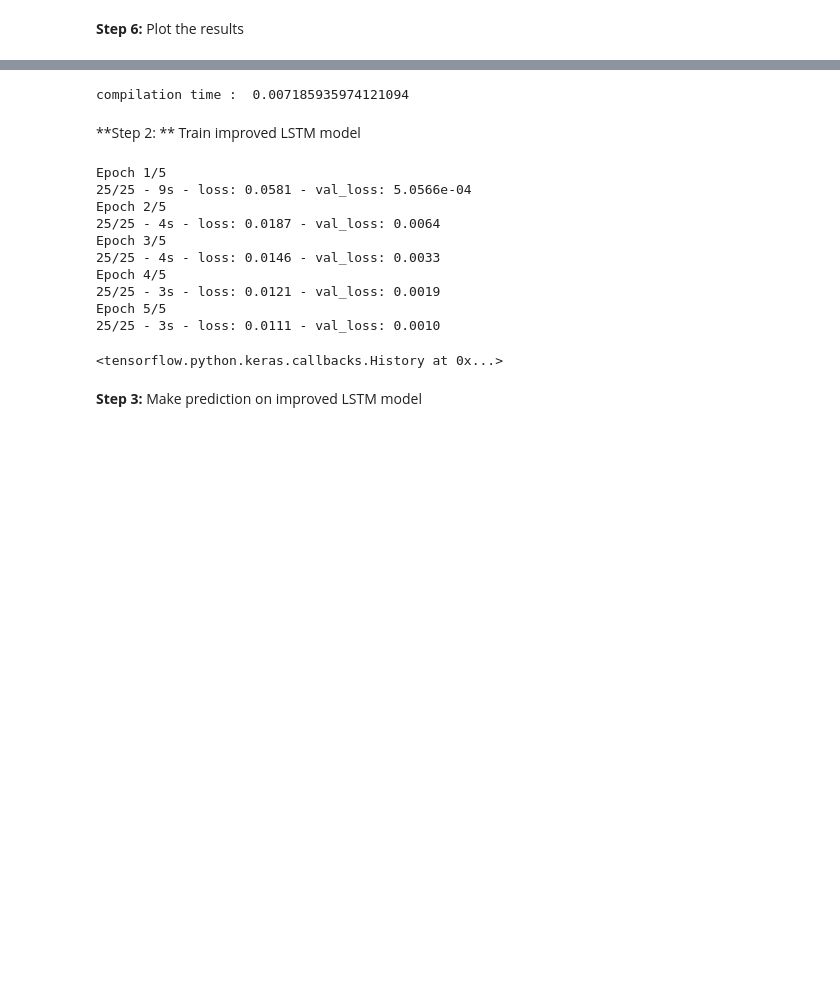
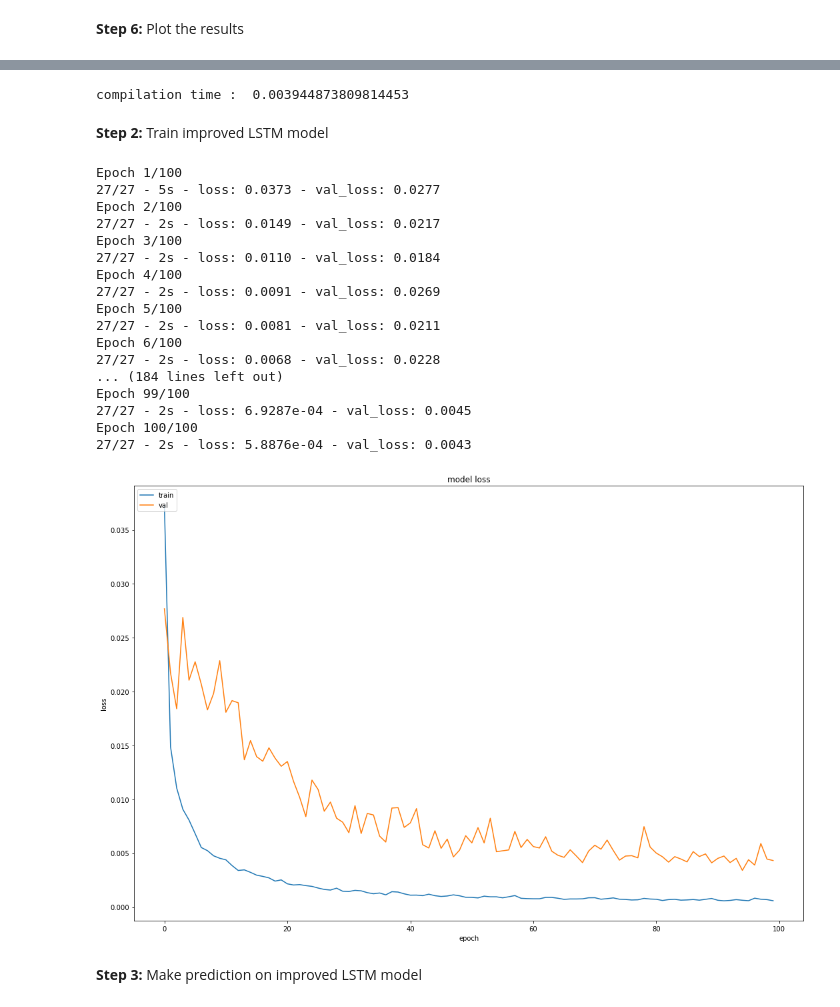
Before and after one commit to figo2127/QuantPort_Leveraged, a Jupyter notebook: Stock_Price_Predictor.ipynb, the cells around one changed output, grey strips where cells are left out. Saved outputs shown, nothing was run; the diff lists cells and outputs as text; code cells hidden in the pictures; blank space fills up the shorter version.

```diff
--- a/Stock_Price_Predictor.ipynb
+++ b/Stock_Price_Predictor.ipynb
@@ -499,36 +379,54 @@ Test Score: 0.02634132 MSE (0.16230008 RMSE)
 # %%
 # Set up hyperparameters
 batch_size = 100
-epochs = 5
+epochs = 100
 
 # build improved lstm model
 model = lstm.build_improved_model( X_train.shape[-1],output_dim = unroll_length, return_sequences=True)
+start = time.time()
 
-start = time.time()
 #final_model.compile(loss='mean_squared_error', optimizer='adam')
 model.compile(loss='mean_squared_error', optimizer='adam')
 print('compilation time : ', time.time() - start)
 # %% [output]
-compilation time :  0.007185935974121094
+compilation time :  0.003944873809814453
 # %% [markdown]
-**Step 2: ** Train improved LSTM model
+**Step 2:** Train improved LSTM model
 # %%
-model.fit(X_train,
+history = model.fit(X_train,
           y_train,
           batch_size=batch_size,
           epochs=epochs,
           verbose=2,
-          validation_split=0.05
+          validation_split=0.15
          )
 # %% [output]
-Epoch 1/5
-25/25 - 9s - loss: 0.0581 - val_loss: 5.0566e-04
-Epoch 2/5
-25/25 - 4s - loss: 0.0187 - val_loss: 0.0064
-Epoch 3/5
-25/25 - 4s - loss: 0.0146 - val_loss: 0.0033
-Epoch 4/5
-25/25 - 3s - loss: 0.0121 - val_loss: 0.0019
-Epoch 5/5
-25/25 - 3s - loss: 0.0111 - val_loss: 0.0010
+Epoch 1/100
+27/27 - 5s - loss: 0.0373 - val_loss: 0.0277
+Epoch 2/100
+27/27 - 2s - loss: 0.0149 - val_loss: 0.0217
+Epoch 3/100
+27/27 - 2s - loss: 0.0110 - val_loss: 0.0184
+Epoch 4/100
+27/27 - 2s - loss: 0.0091 - val_loss: 0.0269
+Epoch 5/100
+27/27 - 2s - loss: 0.0081 - val_loss: 0.0211
+Epoch 6/100
+27/27 - 2s - loss: 0.0068 - val_loss: 0.0228
+... (184 lines left out)
+Epoch 99/100
+27/27 - 2s - loss: 6.9287e-04 - val_loss: 0.0045
+Epoch 100/100
+27/27 - 2s - loss: 5.8876e-04 - val_loss: 0.0043
-<tensorflow.python.keras.callbacks.History at 0x...>
+# %%
+import matplotlib.pyplot as plt
+
+plt.plot(history.history['loss'])
+plt.plot(history.history['val_loss'])
+plt.title('model loss')
+plt.ylabel('loss')
+plt.xlabel('epoch')
+plt.legend(['train', 'val'], loc='upper left')
+plt.show()
+# %% [output]
+[figure, added]
```
Also changed, not shown: parts of 42 cells of this notebook, 7 other files.
